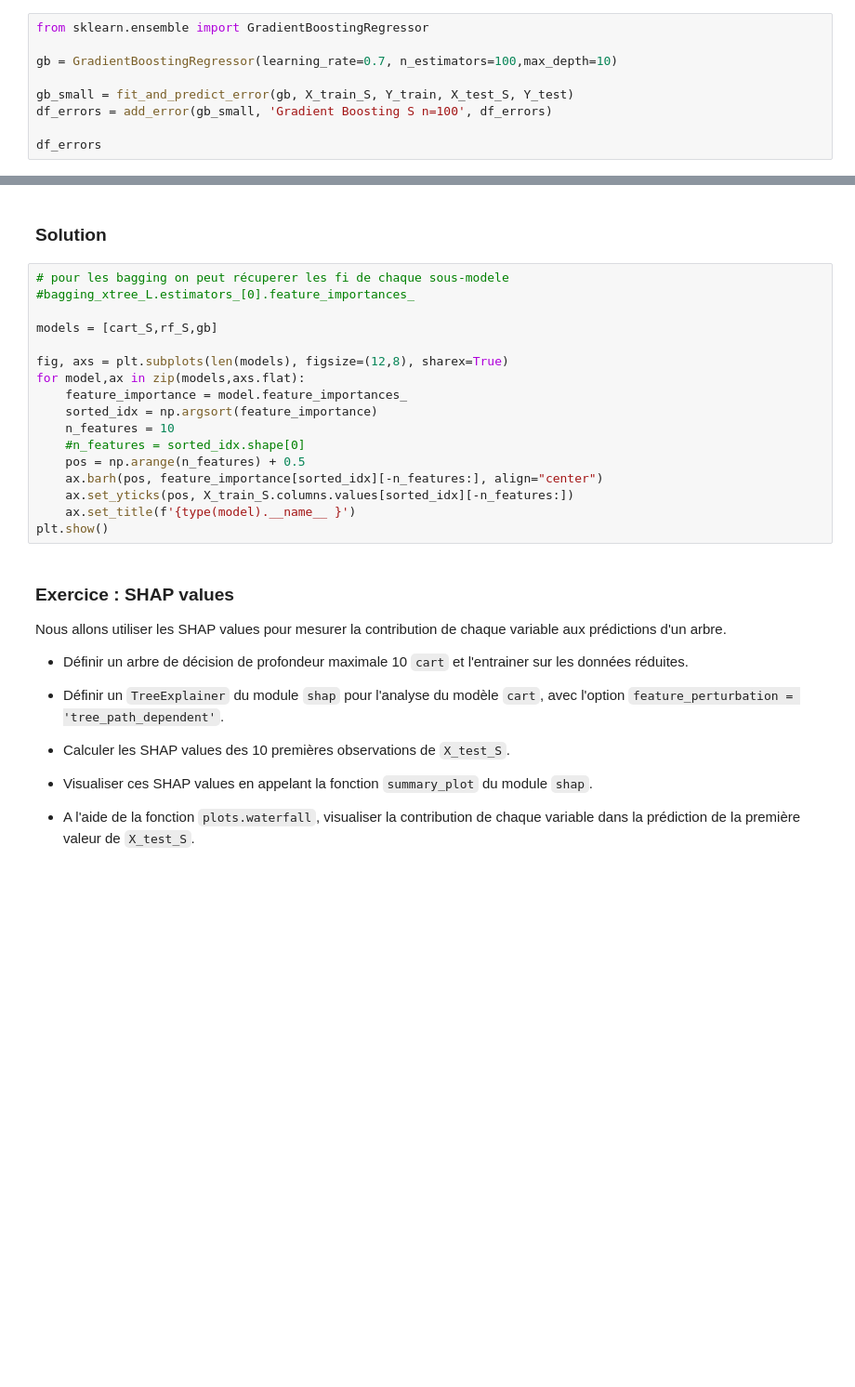
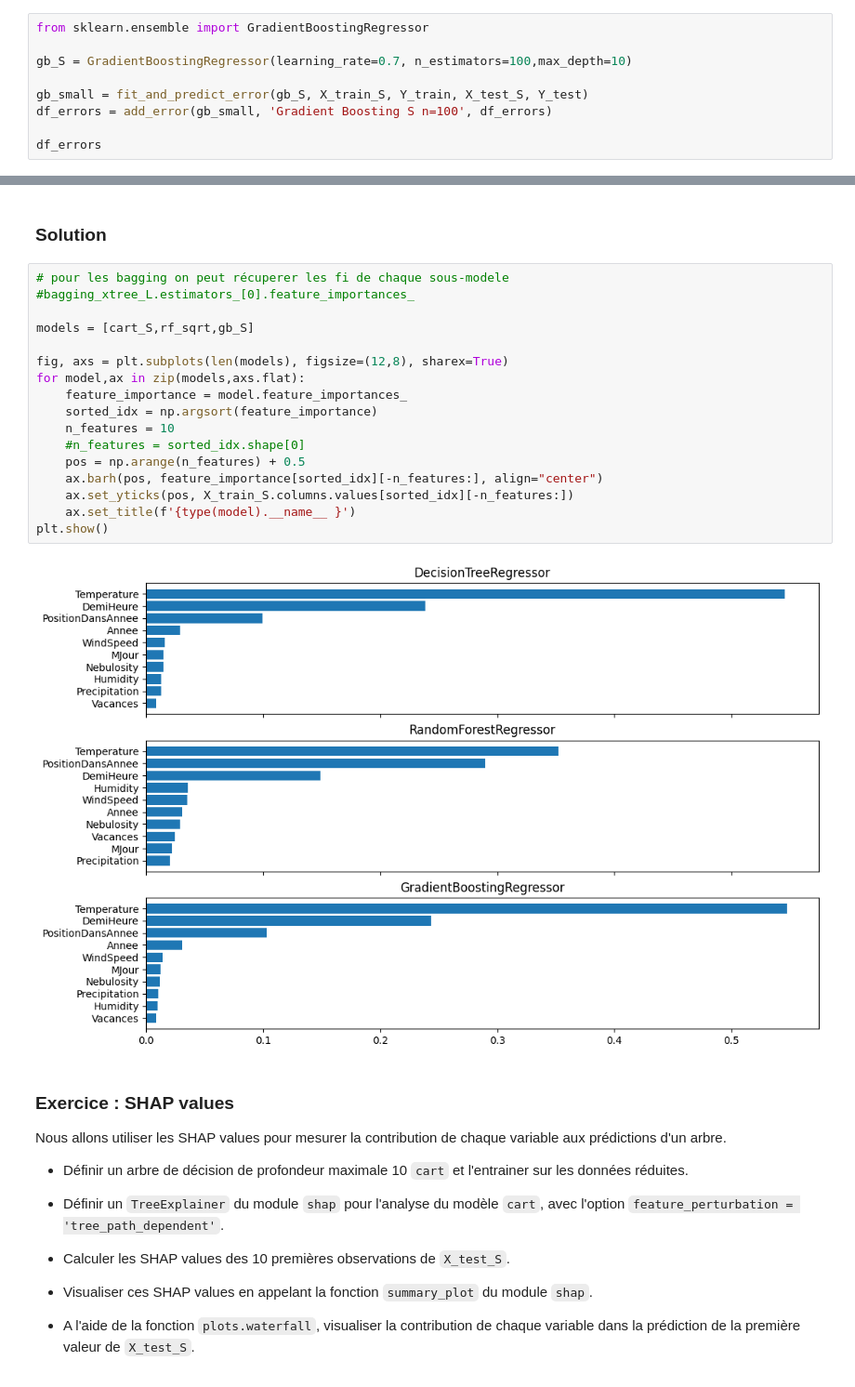
Before and after one commit to cyber-g/formationMLDL2026, a Jupyter notebook: TPs/solutions/day2_solution.ipynb, the cells around one changed output, grey strips where cells are left out. Shown at 93% size. Drawn from its saved outputs; the diff is of its cells as text; blank space fills up the shorter version.

```diff
--- a/TPs/solutions/day2_solution.ipynb
+++ b/TPs/solutions/day2_solution.ipynb
@@ -853,9 +1335,9 @@ Si vous en avez le temps, faites de la validation croisée sur le learning rate
 # %%
 from sklearn.ensemble import GradientBoostingRegressor
 
-gb = GradientBoostingRegressor(learning_rate=0.7, n_estimators=100,max_depth=10)
+gb_S = GradientBoostingRegressor(learning_rate=0.7, n_estimators=100,max_depth=10)
 
-gb_small = fit_and_predict_error(gb, X_train_S, Y_train, X_test_S, Y_test)
+gb_small = fit_and_predict_error(gb_S, X_train_S, Y_train, X_test_S, Y_test)
 df_errors = add_error(gb_small, 'Gradient Boosting S n=100', df_errors)
 
 df_errors
@@ -971,20 +1554,22 @@ Afficher dans un histogramme à barres horizontales (`barh`) les 10 variables le
 # %%
 # pour les bagging on peut récuperer les fi de chaque sous-modele
 #bagging_xtree_L.estimators_[0].feature_importances_
 
-models = [cart_S,rf_S,gb]
+models = [cart_S,rf_sqrt,gb_S]
 
 fig, axs = plt.subplots(len(models), figsize=(12,8), sharex=True)
 for model,ax in zip(models,axs.flat):
     feature_importance = model.feature_importances_
     sorted_idx = np.argsort(feature_importance)
     n_features = 10
     #n_features = sorted_idx.shape[0]
     pos = np.arange(n_features) + 0.5
     ax.barh(pos, feature_importance[sorted_idx][-n_features:], align="center")
     ax.set_yticks(pos, X_train_S.columns.values[sorted_idx][-n_features:])
     ax.set_title(f'{type(model).__name__ }')
 plt.show()
+# %% [output]
+[figure, added]
 # %% [markdown]
 ### Exercice : SHAP values
 
```
Also changed, not shown: parts of 95 cells of this notebook.
